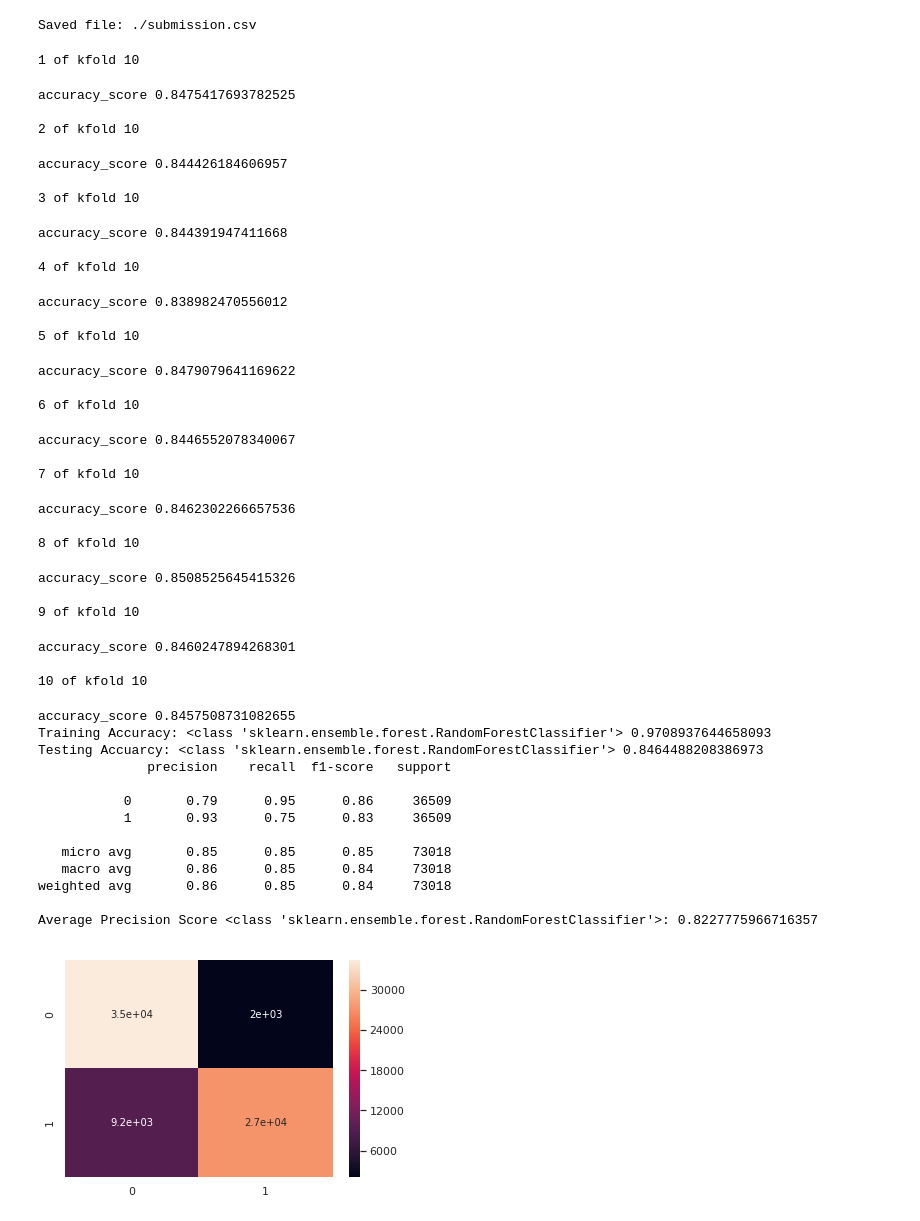
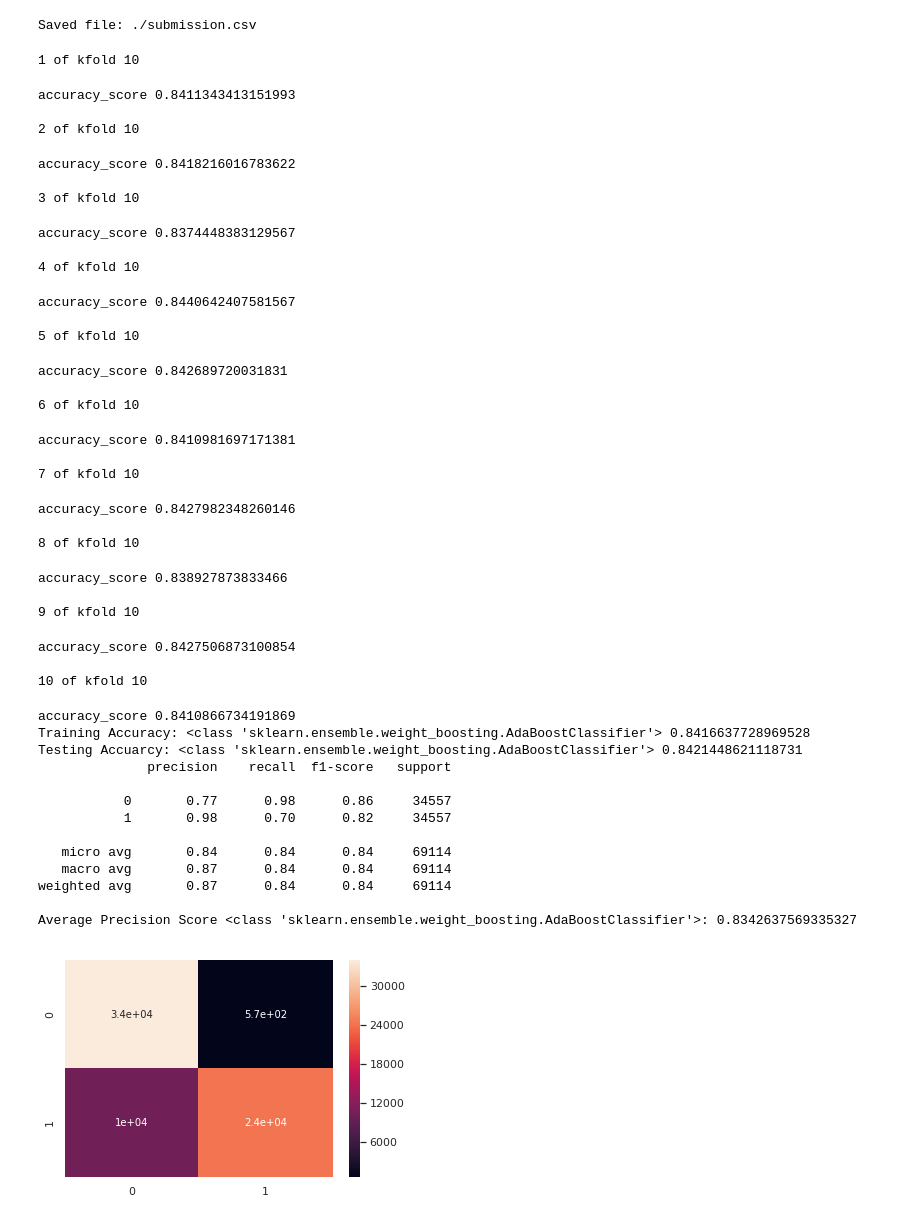
Before and after one commit to ajinkyaathlye/ml_hackathon, a Jupyter notebook: Loan_Default.ipynb, the cells around one changed output. Saved outputs shown, nothing was run; the diff lists cells and outputs as text; code cells hidden in the pictures.

```diff
--- a/Loan_Default.ipynb
+++ b/Loan_Default.ipynb
@@ -626,6 +650,9 @@ for df in df_arr:
         'Passport_flag',
         'SEC.NO.OF.ACCTS',
         'SEC.ACTIVE.ACCTS',
+        'NO.OF_INQUIRIES',
+        'PRI.OVERDUE.ACCTS',
+        'DELINQUENT.ACCTS.IN.LAST.SIX.MONTHS',
         'SEC.OVERDUE.ACCTS',
         'SEC.CURRENT.BALANCE',
         'SEC.SANCTIONED.AMOUNT',
@@ -639,6 +666,7 @@ for df in df_arr:
         'CREDIT.HISTORY.LENGTH',
         'Employee_code_ID',
         'State_ID',
+        'asset_cost',
         'DisbursalDate',
     ], axis=1, inplace=True)
 # %% [markdown]
@@ -680,8 +725,8 @@ plt.show()
 # %% [markdown]
 ### One hot encode the df copies
 # %%
-df_model[['manufacturer_id', 'Current_pincode_ID_bucket', 'branch_id_bucket']] = df_model[['manufacturer_id', 'Current_pincode_ID_bucket', 'branch_id_bucket']].astype('category')
-df_test_model[['manufacturer_id', 'Current_pincode_ID_bucket', 'branch_id_bucket']] = df_test_model[['manufacturer_id', 'Current_pincode_ID_bucket', 'branch_id_bucket']].astype('category')
+df_model[['manufacturer_id', 'Current_pincode_ID_bucket', 'branch_id_bucket', 'PERFORM_CNS.SCORE.DESCRIPTION']] = df_model[['manufacturer_id', 'Current_pincode_ID_bucket', 'branch_id_bucket', 'PERFORM_CNS.SCORE.DESCRIPTION']].astype('category')
+df_test_model[['manufacturer_id', 'Current_pincode_ID_bucket', 'branch_id_bucket', 'PERFORM_CNS.SCORE.DESCRIPTION']] = df_test_model[['manufacturer_id', 'Current_pincode_ID_bucket', 'branch_id_bucket', 'PERFORM_CNS.SCORE.DESCRIPTION']].astype('category')
 
-df_model = pd.get_dummies(data=df_model, columns=['Current_pincode_ID_bucket', 'branch_id_bucket', 'manufacturer_id'])
-df_test_model = pd.get_dummies(data=df_test_model, columns=['Current_pincode_ID_bucket', 'branch_id_bucket', 'manufacturer_id'])
+df_model = pd.get_dummies(data=df_model, columns=['Current_pincode_ID_bucket', 'branch_id_bucket', 'manufacturer_id', 'PERFORM_CNS.SCORE.DESCRIPTION'])
+df_test_model = pd.get_dummies(data=df_test_model, columns=['Current_pincode_ID_bucket', 'branch_id_bucket', 'manufacturer_id', 'PERFORM_CNS.SCORE.DESCRIPTION'])
@@ -687,0 +741,7 @@ df_test_model = pd.get_dummies(data=df_test_model, columns=['Current_pincode_ID_
+# %%
+# Keeping relevant features only
+features = find_final_features(RandomForestClassifier(), df_model)
+temp = df_model['loan_default']
+df_model = df_model[features]
+df_test_model = df_test_model[features]
+df_model['Target'] = temp
@@ -823,7 +912,7 @@ def run_models(model):
 
     apc = average_precision_score(y_test, y_pred)
     print('Average Precision Score {}:'.format(model.__class__), apc)
-    return model
+#     return model
 
 #     print("Predicting for {}".format(model.__class__))
 #     y_pred = model.predict(test_set)
@@ -890,56 +979,56 @@ print('Saved file: ' + filename)
 # %% [output]
 Saved file: ./submission.csv
 # %%
-model = run_models(RandomForestClassifier())
-# from multiprocessing import Pool
+# model = run_models(AdaBoostClassifier())
+from multiprocessing import Pool
 
-# #Add imported classes of classification models to be used.
-# # RandomForestClassifier(), AdaBoostClassifier(), LGBMClassifier()
-# regressors_list = [LGBMClassifier()]
-# pool = Pool(4)
-# pool.map(run_models,regressors_list)
-# pool.close()
-# pool.join()
+#Add imported classes of classification models to be used.
+# RandomForestClassifier(), AdaBoostClassifier(), LGBMClassifier()
+regressors_list = [LGBMClassifier(), RandomForestClassifier(), AdaBoostClassifier()]
+pool = Pool(4)
+pool.map(run_models,regressors_list)
+pool.close()
+pool.join()
 # %% [output]
 1 of kfold 10
-accuracy_score 0.8475417693782525
+accuracy_score 0.8411343413151993
 
 2 of kfold 10
-accuracy_score 0.844426184606957
+accuracy_score 0.8418216016783622
 
 3 of kfold 10
-accuracy_score 0.844391947411668
+accuracy_score 0.8374448383129567
 
 4 of kfold 10
-accuracy_score 0.838982470556012
+accuracy_score 0.8440642407581567
 
 5 of kfold 10
-accuracy_score 0.8479079641169622
+accuracy_score 0.842689720031831
 
 6 of kfold 10
-accuracy_score 0.8446552078340067
+accuracy_score 0.8410981697171381
 
 7 of kfold 10
-accuracy_score 0.8462302266657536
+accuracy_score 0.8427982348260146
 
 8 of kfold 10
-accuracy_score 0.8508525645415326
+accuracy_score 0.838927873833466
 
 9 of kfold 10
-accuracy_score 0.8460247894268301
+accuracy_score 0.8427506873100854
 
 10 of kfold 10
-accuracy_score 0.8457508731082655
-Training Accuracy: <class 'sklearn.ensemble.forest.RandomForestClassifier'> 0.9708937644658093
-Testing Accuarcy: <class 'sklearn.ensemble.forest.RandomForestClassifier'> 0.8464488208386973
+accuracy_score 0.8410866734191869
+Training Accuracy: <class 'sklearn.ensemble.weight_boosting.AdaBoostClassifier'> 0.8416637728969528
+Testing Accuarcy: <class 'sklearn.ensemble.weight_boosting.AdaBoostClassifier'> 0.8421448621118731
               precision    recall  f1-score   support
 
-           0       0.79      0.95      0.86     36509
-           1       0.93      0.75      0.83     36509
+           0       0.77      0.98      0.86     34557
+           1       0.98      0.70      0.82     34557
 
-   micro avg       0.85      0.85      0.85     73018
-   macro avg       0.86      0.85      0.84     73018
-weighted avg       0.86      0.85      0.84     73018
+   micro avg       0.84      0.84      0.84     69114
+   macro avg       0.87      0.84      0.84     69114
+weighted avg       0.87      0.84      0.84     69114
 
-Average Precision Score <class 'sklearn.ensemble.forest.RandomForestClassifier'>: 0.8227775966716357
+Average Precision Score <class 'sklearn.ensemble.weight_boosting.AdaBoostClassifier'>: 0.8342637569335327
-[figure, old version]
+[figure, new version]
```
Also changed, not shown: parts of 19 cells of this notebook.
